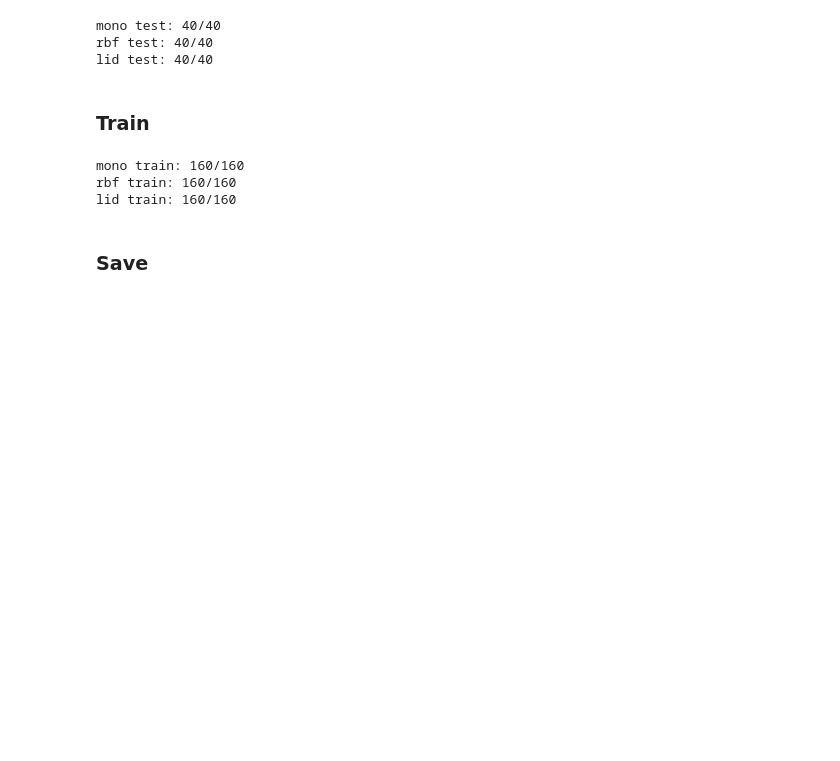
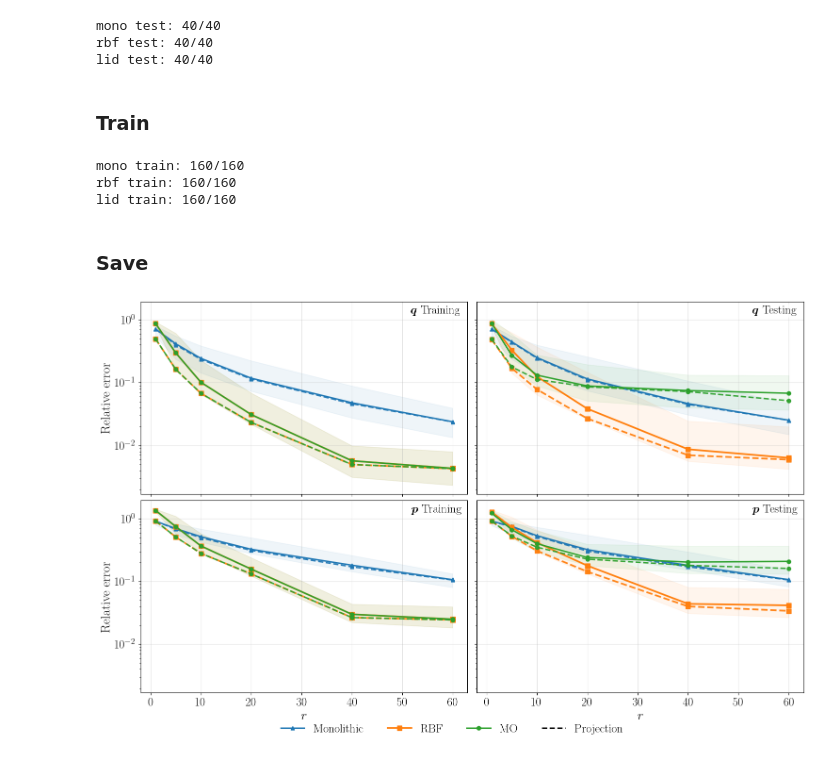
Before and after one commit to arjunveejay/TuckerROMs, a Jupyter notebook: experiments/Wave/run.ipynb, the cells around one changed output. Saved outputs shown, nothing was run; the diff lists cells and outputs as text; code cells hidden in the pictures; blank space fills up the shorter version.

```diff
--- a/experiments/Wave/run.ipynb
+++ b/experiments/Wave/run.ipynb
@@ -264 +347,10 @@ np.savez(
 )
+# %%
+# Tucker ranks (120, 120, 120)
+from src.Wave.plots import plot_errors
+errs = np.load(os.path.join(savedir, "errors_120x120x120.npz"))
+plot_errors(errs)
+plt.savefig("errors_wave.pdf", bbox_inches='tight')
+plt.show()
+# %% [output]
+[figure, added]
```
Also changed, not shown: parts of 17 cells of this notebook, 13 other files.
